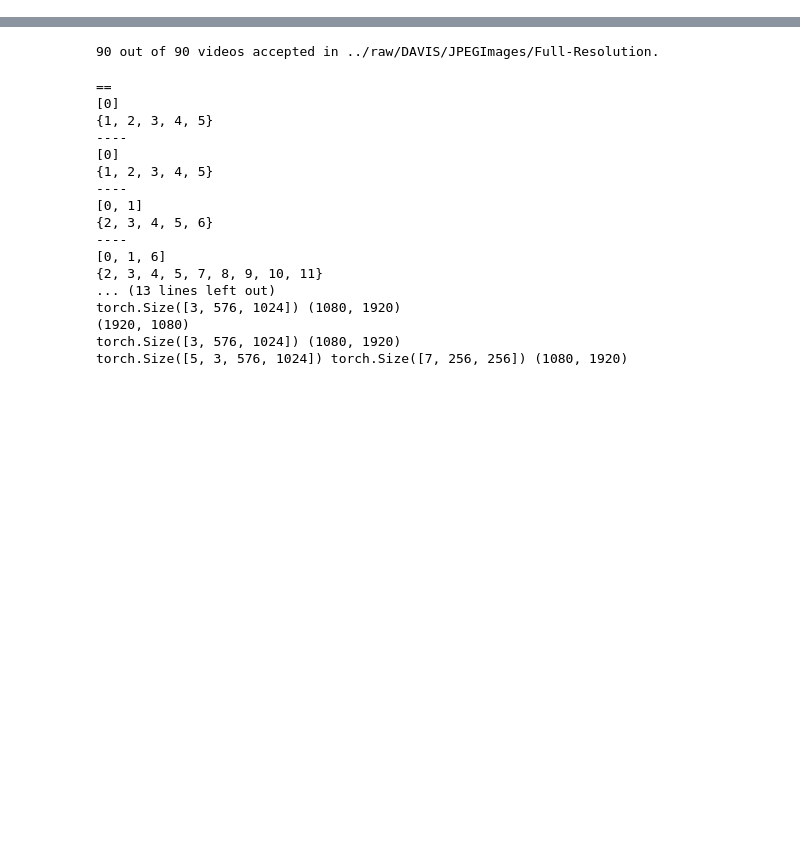
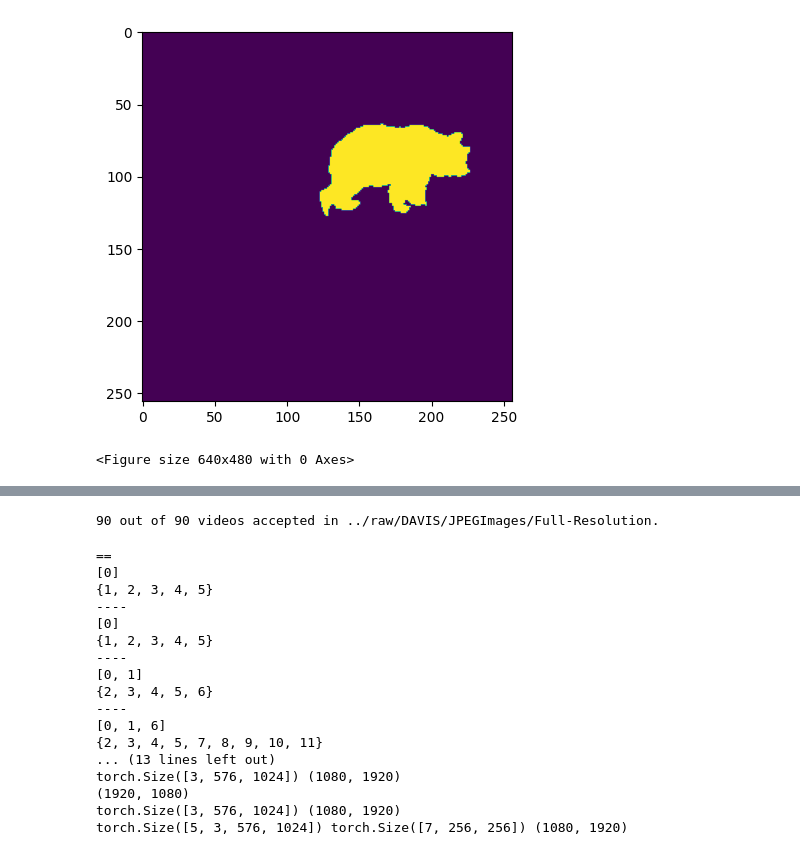
Before and after one commit to SpiderNitt/project-c, a Jupyter notebook: dataloaders/davis_testing.ipynb, the cells around one changed output, grey strips where cells are left out. Saved outputs shown, nothing was run; the diff lists cells and outputs as text; code cells hidden in the pictures; blank space fills up the shorter version.

```diff
--- a/dataloaders/davis_testing.ipynb
+++ b/dataloaders/davis_testing.ipynb
@@ -20,0 +105,7 @@ array([0, 1])
+# %%
+for i in range(1):
+    plt.imshow(x[0]['prev_masks'][0][i])
+    plt.figure()
+# %% [output]
+[figure, added]
+<Figure size 640x480 with 0 Axes>
```
Also changed, not shown: parts of 13 cells of this notebook, 4 other files.
